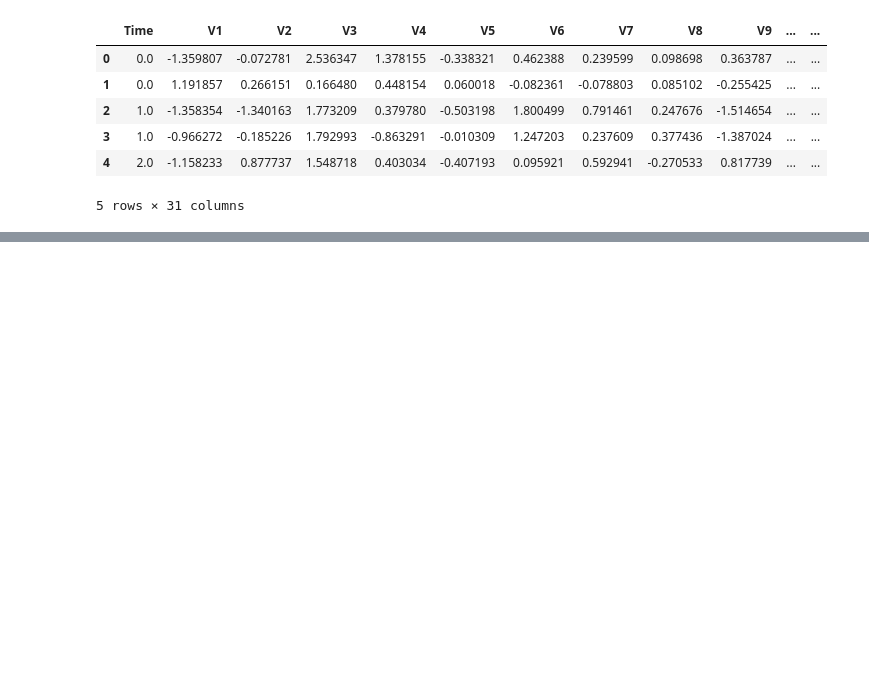
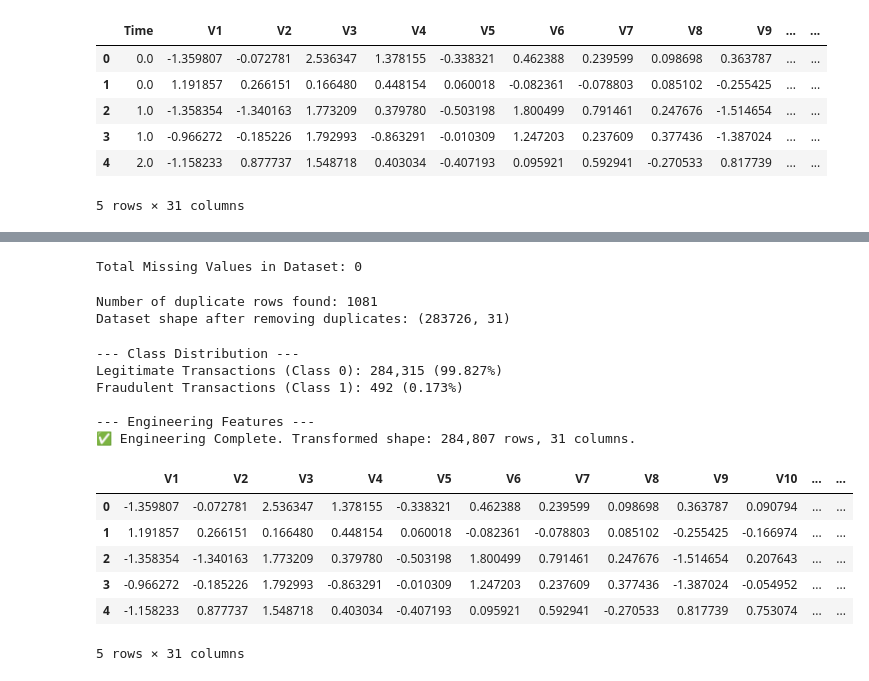
Before and after one commit to SatyaIFD/mlops-governance-reference, a Jupyter notebook: project-1-credit-card-fraud/notebooks/01_data_exploration.ipynb, the cells around one changed output, grey strips where cells are left out. Drawn from its saved outputs; the diff is of its cells as text; code cells hidden in the pictures; blank space fills up the shorter version.

```diff
--- a/project-1-credit-card-fraud/notebooks/01_data_exploration.ipynb
+++ b/project-1-credit-card-fraud/notebooks/01_data_exploration.ipynb
@@ -35,0 +124,64 @@ df.head()
+# %%
+missing_values = df.isnull().sum().sum()
+print(f"Total Missing Values in Dataset: {missing_values}")
+# %% [output]
+Total Missing Values in Dataset: 0
+# %%
+# Identify duplicates
+duplicate_count = df.duplicated().sum()
+print(f"Number of duplicate rows found: {duplicate_count}")
+
+# Remove duplicates
+df.drop_duplicates(inplace=True)
+print(f"Dataset shape after removing duplicates: {df.shape}")
+# %% [output]
+Number of duplicate rows found: 1081
+Dataset shape after removing duplicates: (283726, 31)
+# %%
+# -------------------------------------------------------------
+# PHASE 1: Class Imbalance Analysis
+# -------------------------------------------------------------
+print("--- Class Distribution ---")
+class_counts = df['Class'].value_counts()
+class_percentages = df['Class'].value_counts(normalize=True) * 100
+
+print(f"Legitimate Transactions (Class 0): {class_counts[0]:,} ({class_percentages[0]:.3f}%)")
+print(f"Fraudulent Transactions (Class 1): {class_counts[1]:,} ({class_percentages[1]:.3f}%)")
+
+# -------------------------------------------------------------
+# PHASE 2: Feature Engineering (Robust Scaling for Heavy Tails)
+# -------------------------------------------------------------
+print("\n--- Engineering Features ---")
+
+# We use RobustScaler for 'Amount' because financial transactions have massive outliers
+# that would distort a standard mean/variance scale.
+robust_scaler = RobustScaler()
+df['scaled_amount'] = robust_scaler.fit_transform(df['Amount'].values.reshape(-1, 1))
+
+# For 'Time', standard scaling is sufficient to keep variances tight for XGBoost
+standard_scaler = StandardScaler()
+df['scaled_time'] = standard_scaler.fit_transform(df['Time'].values.reshape(-1, 1))
+
+# Drop original unscaled features to prevent data duplication issues
+df_cleaned = df.drop(['Time', 'Amount'], axis=1)
+
+# Reorder columns to keep 'Class' cleanly at the very end
+cols = [col for col in df_cleaned.columns if col != 'Class'] + ['Class']
+df_cleaned = df_cleaned[cols]
+
+print(f"✅ Engineering Complete. Transformed shape: {df_cleaned.shape[0]:,} rows, {df_cleaned.shape[1]} columns.")
+df_cleaned.head()
+# %% [output]
+--- Class Distribution ---
+Legitimate Transactions (Class 0): 284,315 (99.827%)
+Fraudulent Transactions (Class 1): 492 (0.173%)
+
+--- Engineering Features ---
+✅ Engineering Complete. Transformed shape: 284,807 rows, 31 columns.
+|  | V1 | V2 | V3 | V4 | V5 | V6 | V7 | V8 | V9 | V10 | ... | ... |
+| 0 | -1.359807 | -0.072781 | 2.536347 | 1.378155 | -0.338321 | 0.462388 | 0.239599 | 0.098698 | 0.363787 | 0.090794 | ... | ... |
+| 1 | 1.191857 | 0.266151 | 0.166480 | 0.448154 | 0.060018 | -0.082361 | -0.078803 | 0.085102 | -0.255425 | -0.166974 | ... | ... |
+| 2 | -1.358354 | -1.340163 | 1.773209 | 0.379780 | -0.503198 | 1.800499 | 0.791461 | 0.247676 | -1.514654 | 0.207643 | ... | ... |
+| 3 | -0.966272 | -0.185226 | 1.792993 | -0.863291 | -0.010309 | 1.247203 | 0.237609 | 0.377436 | -1.387024 | -0.054952 | ... | ... |
+| 4 | -1.158233 | 0.877737 | 1.548718 | 0.403034 | -0.407193 | 0.095921 | 0.592941 | -0.270533 | 0.817739 | 0.753074 | ... | ... |
+5 rows × 31 columns
```
Also changed, not shown: parts of 7 cells of this notebook.
